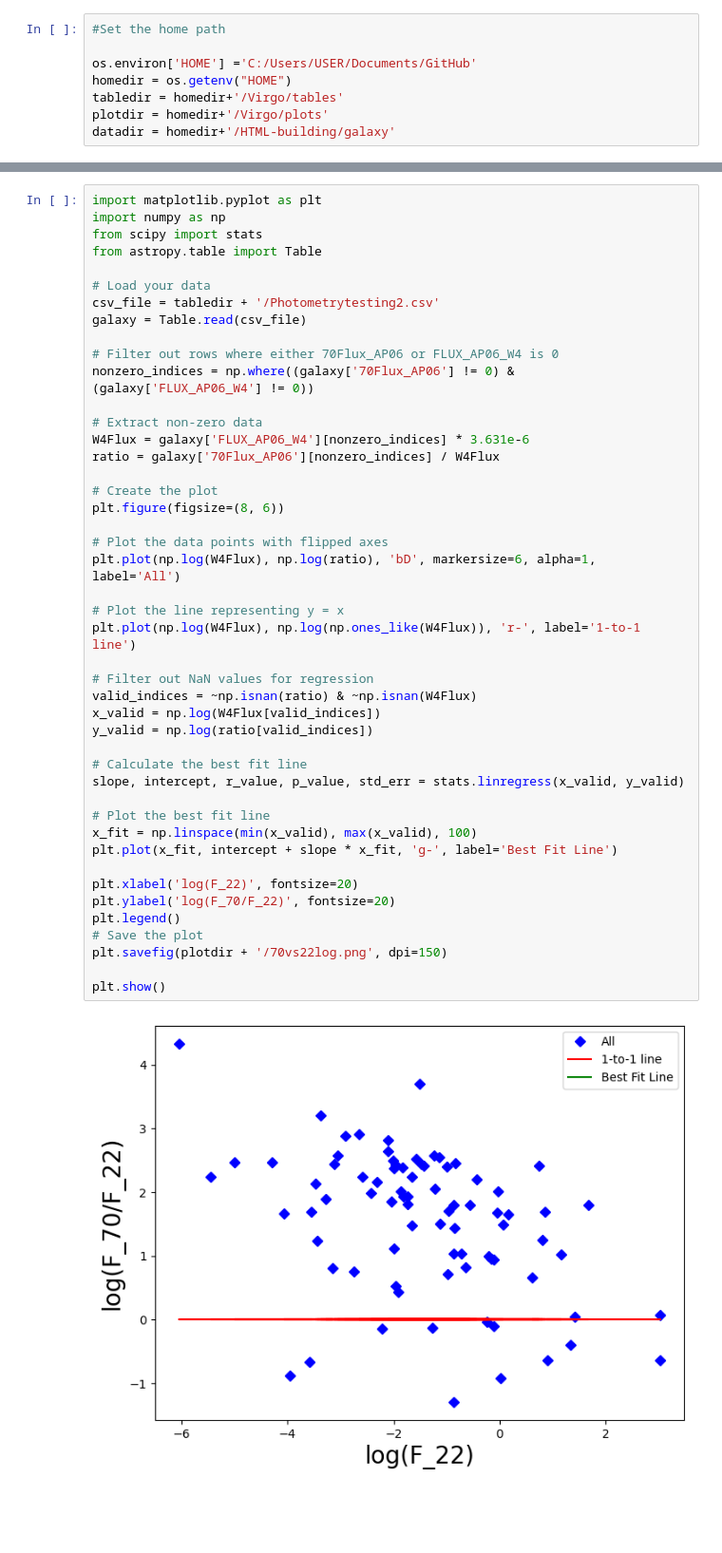
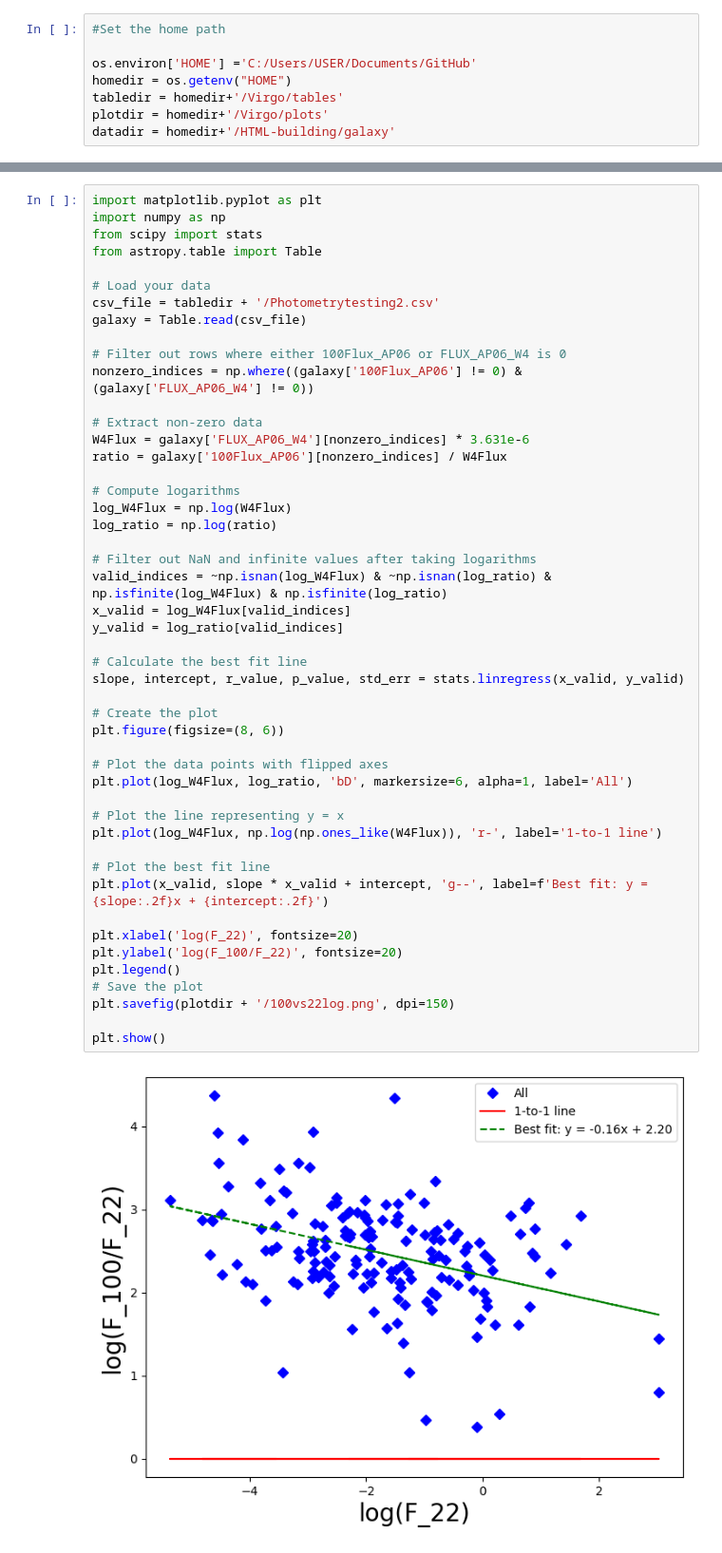
Before and after one commit to Colouss/HerschelGalaxyPhotometry, a Jupyter notebook: Photometrying.ipynb, the cells around one changed output, grey strips where cells are left out. Shown at 95% size. Saved outputs shown, nothing was run; the diff lists cells and outputs as text; blank space fills up the shorter version.

```diff
--- a/Photometrying.ipynb
+++ b/Photometrying.ipynb
@@ -762,50 +812,53 @@ done
 # %%
 import matplotlib.pyplot as plt
 import numpy as np
 from scipy import stats
 from astropy.table import Table
 
 # Load your data
 csv_file = tabledir + '/Photometrytesting2.csv'
 galaxy = Table.read(csv_file)
 
-# Filter out rows where either 70Flux_AP06 or FLUX_AP06_W4 is 0
-nonzero_indices = np.where((galaxy['70Flux_AP06'] != 0) & (galaxy['FLUX_AP06_W4'] != 0))
+# Filter out rows where either 100Flux_AP06 or FLUX_AP06_W4 is 0
+nonzero_indices = np.where((galaxy['100Flux_AP06'] != 0) & (galaxy['FLUX_AP06_W4'] != 0))
 
 # Extract non-zero data
 W4Flux = galaxy['FLUX_AP06_W4'][nonzero_indices] * 3.631e-6
-ratio = galaxy['70Flux_AP06'][nonzero_indices] / W4Flux
+ratio = galaxy['100Flux_AP06'][nonzero_indices] / W4Flux
+
+# Compute logarithms
+log_W4Flux = np.log(W4Flux)
+log_ratio = np.log(ratio)
+
+# Filter out NaN and infinite values after taking logarithms
+valid_indices = ~np.isnan(log_W4Flux) & ~np.isnan(log_ratio) & np.isfinite(log_W4Flux) & np.isfinite(log_ratio)
+x_valid = log_W4Flux[valid_indices]
+y_valid = log_ratio[valid_indices]
+
+# Calculate the best fit line
+slope, intercept, r_value, p_value, std_err = stats.linregress(x_valid, y_valid)
 
 # Create the plot
 plt.figure(figsize=(8, 6))
 
 # Plot the data points with flipped axes
-plt.plot(np.log(W4Flux), np.log(ratio), 'bD', markersize=6, alpha=1, label='All')
+plt.plot(log_W4Flux, log_ratio, 'bD', markersize=6, alpha=1, label='All')
 
 # Plot the line representing y = x
-plt.plot(np.log(W4Flux), np.log(np.ones_like(W4Flux)), 'r-', label='1-to-1 line')
-
-# Filter out NaN values for regression
-valid_indices = ~np.isnan(ratio) & ~np.isnan(W4Flux)
-x_valid = np.log(W4Flux[valid_indices])
-y_valid = np.log(ratio[valid_indices])
-
-# Calculate the best fit line
-slope, intercept, r_value, p_value, std_err = stats.linregress(x_valid, y_valid)
+plt.plot(log_W4Flux, np.log(np.ones_like(W4Flux)), 'r-', label='1-to-1 line')
 
 # Plot the best fit line
-x_fit = np.linspace(min(x_valid), max(x_valid), 100)
-plt.plot(x_fit, intercept + slope * x_fit, 'g-', label='Best Fit Line')
+plt.plot(x_valid, slope * x_valid + intercept, 'g--', label=f'Best fit: y = {slope:.2f}x + {intercept:.2f}')
 
 plt.xlabel('log(F_22)', fontsize=20)
-plt.ylabel('log(F_70/F_22)', fontsize=20)
+plt.ylabel('log(F_100/F_22)', fontsize=20)
 plt.legend()
 # Save the plot
-plt.savefig(plotdir + '/70vs22log.png', dpi=150)
+plt.savefig(plotdir + '/100vs22log.png', dpi=150)
 
 plt.show()
 # %% [output]
-[figure, old version]
+[figure, new version]
 # %%
 import matplotlib.pyplot as plt
 import numpy as np
```
Also changed, not shown: parts of 5 cells of this notebook.
